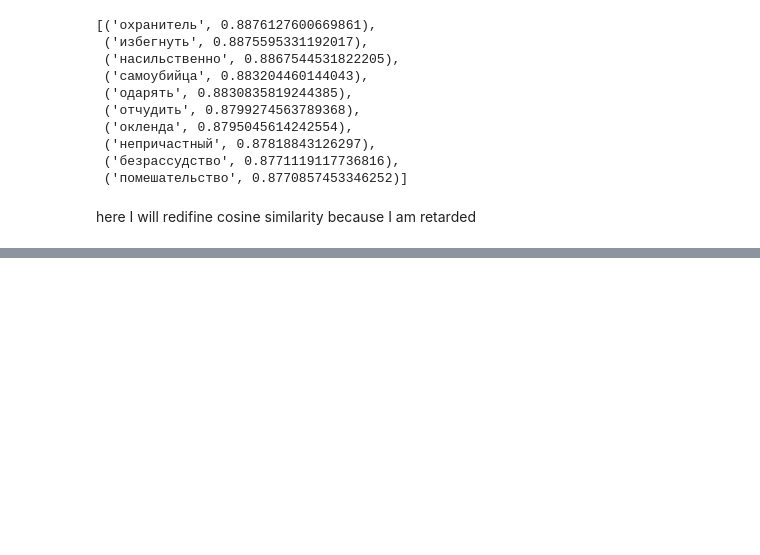
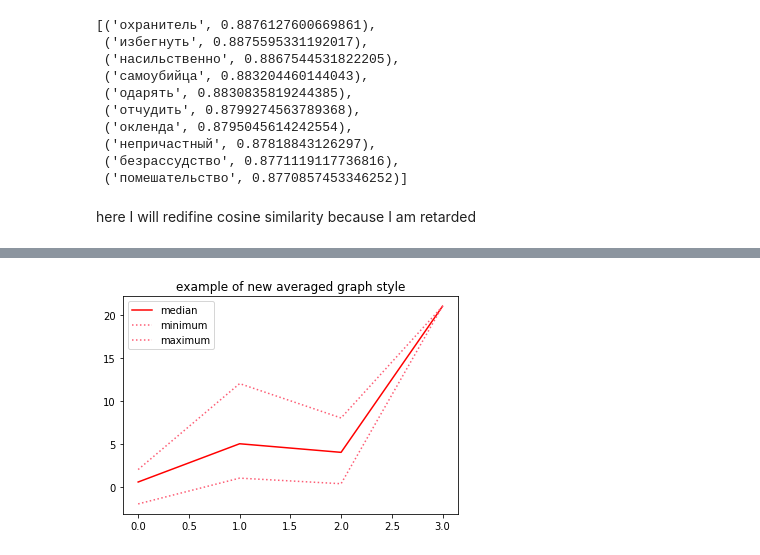
Before and after one commit to flying-bear/modeling_schizo, a Jupyter notebook: modeling_schizo.ipynb, the cells around one changed output, grey strips where cells are left out. Drawn from its saved outputs; the diff is of its cells as text; code cells hidden in the pictures; blank space fills up the shorter version.

Commit message:
added averaged pictures

```diff
--- a/modeling_schizo.ipynb
+++ b/modeling_schizo.ipynb
@@ -447,0 +471,35 @@ plt.legend()
+# %%
+def average_text_vector_dict(array_of_arrays):
+    max_len = max([len(x) for x in array_of_arrays])
+    result_dict = {'min':[],'med':[],'max':[]}
+    for i in range(max_len):
+        current = []
+        for arr in array_of_arrays:
+            try:
+                current.append(arr[i])
+            except IndexError:
+                continue
+        if current:
+            result_dict['min'].append(min(current))
+            result_dict['max'].append(max(current))
+            result_dict['med'].append(nx.median(current))
+        else:
+            print(i, max_len)
+    return result_dict
+# %%
+def plot_average(result_dict, labels={'med':'median', 'min':'minimum', 'max':'maximum'},
+                 colors={'med':'r', 'min':'#fd5c74', 'max':'#fd5c74'}, title='averaged cummulative tangentiality',
+                 params={'font.size': 22, 'figure.figsize':[20,10]}):
+    length = len(result_dict['med'])
+    plt.plot(range(length), result_dict['med'], color=colors['med'], label=labels['med'], linestyle='-')
+    plt.plot(range(length), result_dict['min'], color=colors['min'], label=labels['min'], linestyle=':')
+    plt.plot(range(length), result_dict['max'], color=colors['max'], label=labels['max'], linestyle=':')
+    plt.title(label=title)
+    plt.legend()
+    plt.rcParams.update(params)
+# %%
+average_ex = average_text_vector_dict([[1, 7, 8],[2, 3, 4],[-2, 12, 0.35, 21], [], [0.1, 1]])
+# %%
+plot_average(average_ex, title = 'example of new averaged graph style', params={'font.size': 10, 'figure.figsize':[6,4]})
+# %% [output]
+[figure, added]
```
Also changed, not shown: parts of 19 cells of this notebook.
